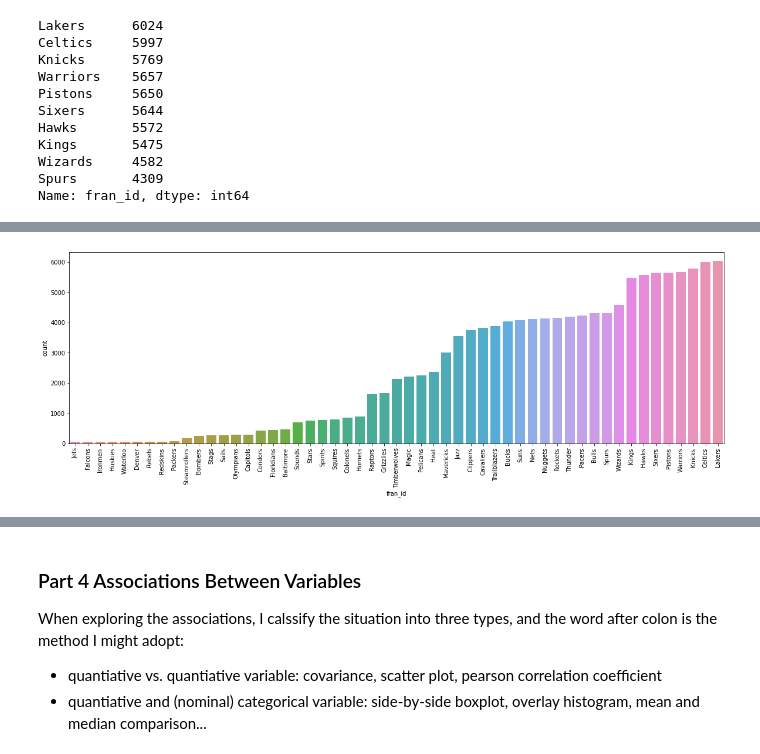
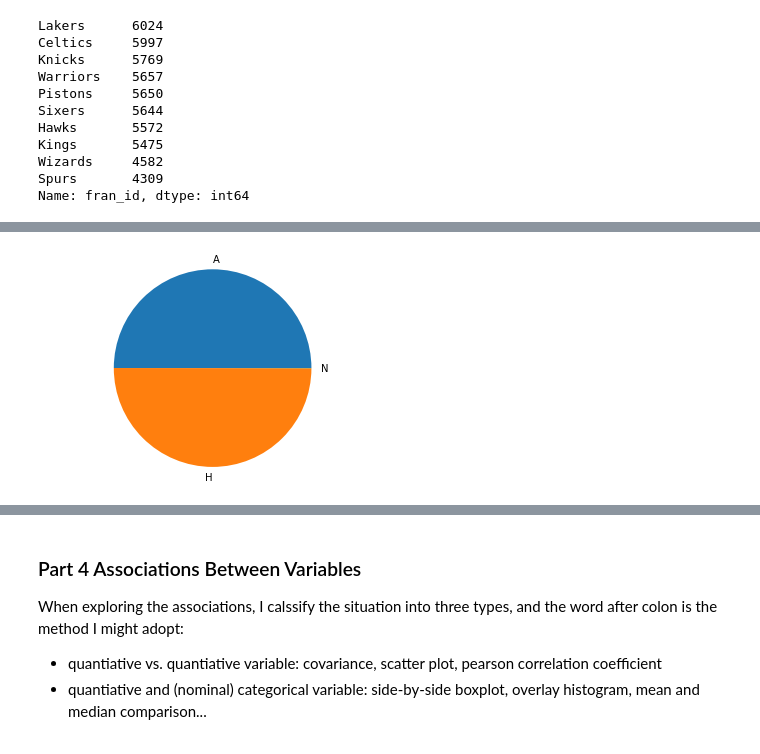
Before and after one commit to Frankkao813/DataAnalysis, a Jupyter notebook: Data Interpretation/NBA_trends.ipynb, the cells around one changed output, grey strips where cells are left out. Cells and saved outputs as stored; diff of their text form; code cells hidden in the pictures.

Commit message:
Add files via upload
1. Add some description of function
2. edit the function to make the EDA plot more general
3. Part 4 explanation is under construction

```diff
--- a/Data Interpretation/NBA_trends.ipynb
+++ b/Data Interpretation/NBA_trends.ipynb
@@ -231,5 +289,5 @@ The plot is not surprising. When there is a team win, there will be a team lose.
 # %%
-#figure 1
-show_categorical_var_graph_new_ver2(nba, "fran_id", False)
+#figure 3
+show_categorical_var_graph(nba, "game_location")
 # %% [output]
-[figure, old version]
+[figure, new version]
```
Also changed, not shown: parts of 14 cells of this notebook.
